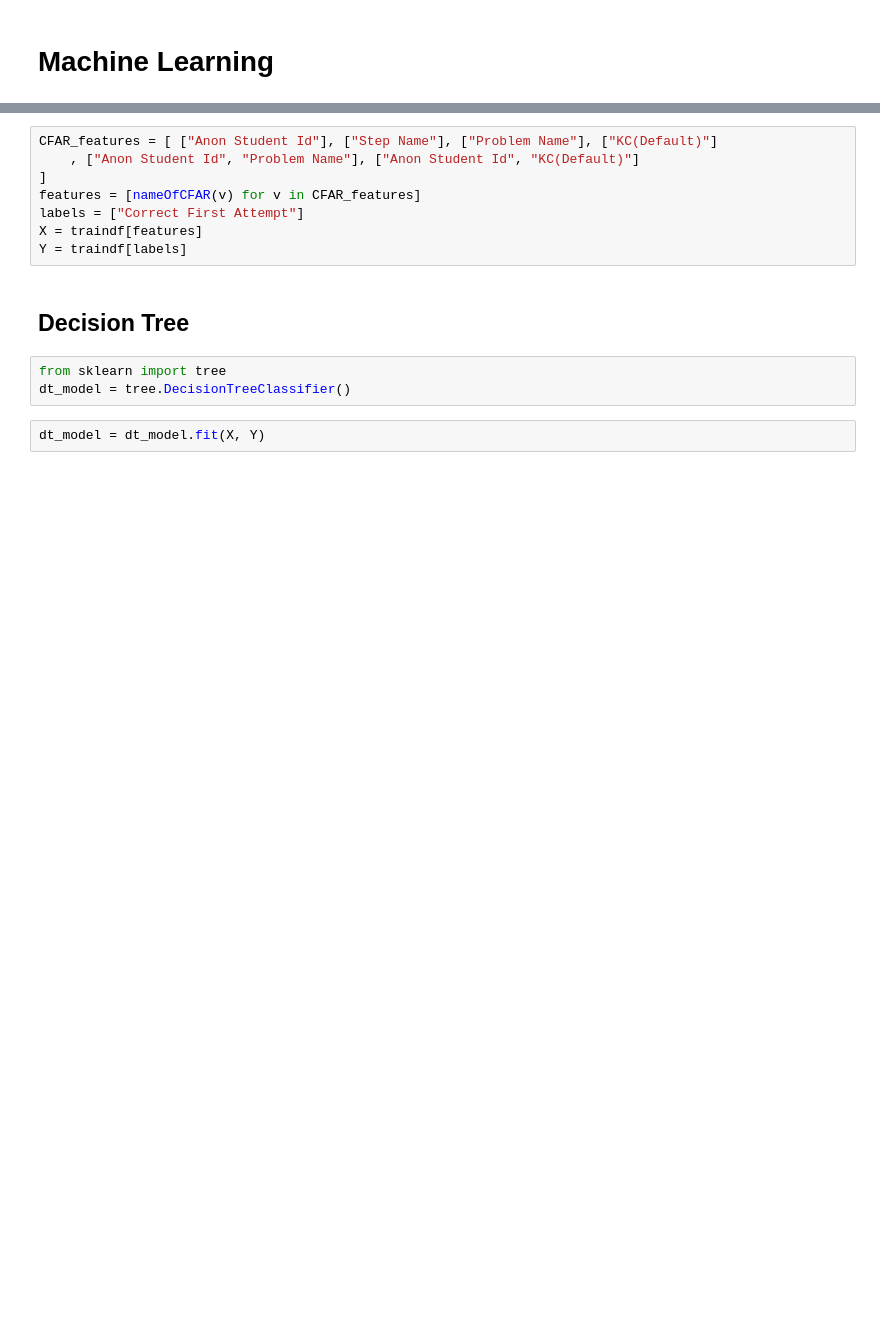
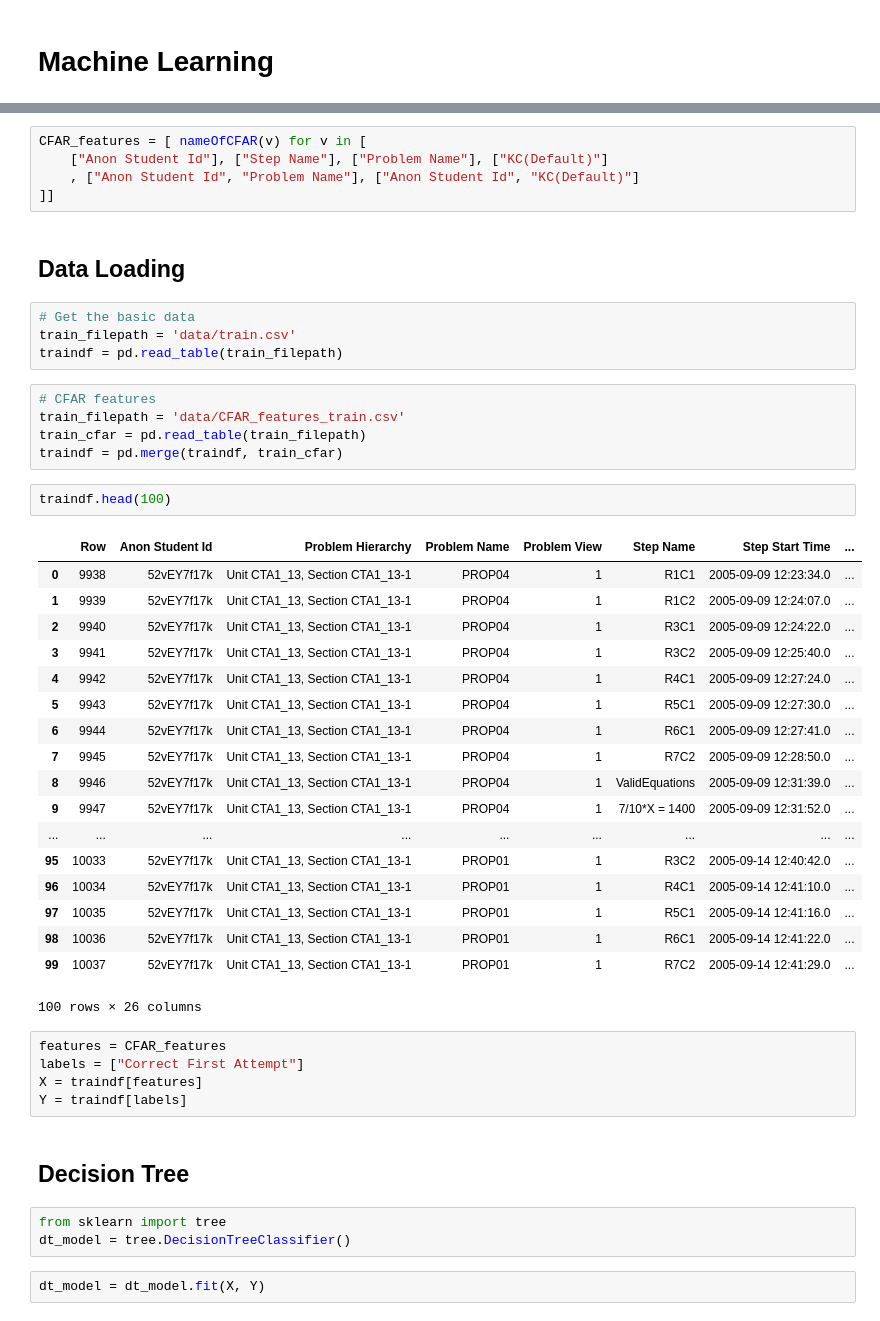
Before and after one commit to peihaowang/KDDCup2010, a Jupyter notebook: random_forest.ipynb, the cells around one changed output, grey strips where cells are left out. Saved outputs shown, nothing was run; the diff lists cells and outputs as text; blank space fills up the shorter version.

```diff
--- a/random_forest.ipynb
+++ b/random_forest.ipynb
@@ -168,11 +10,45 @@ df.to_csv("data/CFAR_Features.csv")
 # %%
-CFAR_features = [ ["Anon Student Id"], ["Step Name"], ["Problem Name"], ["KC(Default)"]
+CFAR_features = [ nameOfCFAR(v) for v in [
+    ["Anon Student Id"], ["Step Name"], ["Problem Name"], ["KC(Default)"]
     , ["Anon Student Id", "Problem Name"], ["Anon Student Id", "KC(Default)"]
-]
-features = [nameOfCFAR(v) for v in CFAR_features]
-labels = ["Correct First Attempt"]
-X = traindf[features]
-Y = traindf[labels]
+]]
+# %% [markdown]
+## Data Loading
+# %%
+# Get the basic data
+train_filepath = 'data/train.csv'
+traindf = pd.read_table(train_filepath)
+# %%
+# CFAR features
+train_filepath = 'data/CFAR_features_train.csv'
+train_cfar = pd.read_table(train_filepath)
+traindf = pd.merge(traindf, train_cfar)
+# %%
+traindf.head(100)
+# %% [output]
+|  | Row | Anon Student Id | Problem Hierarchy | Problem Name | Problem View | Step Name | Step Start Time | ... |
+| 0 | 9938 | 52vEY7f17k | Unit CTA1_13, Section CTA1_13-1 | PROP04 | 1 | R1C1 | 2005-09-09 12:23:34.0 | ... |
+| 1 | 9939 | 52vEY7f17k | Unit CTA1_13, Section CTA1_13-1 | PROP04 | 1 | R1C2 | 2005-09-09 12:24:07.0 | ... |
+| 2 | 9940 | 52vEY7f17k | Unit CTA1_13, Section CTA1_13-1 | PROP04 | 1 | R3C1 | 2005-09-09 12:24:22.0 | ... |
+| 3 | 9941 | 52vEY7f17k | Unit CTA1_13, Section CTA1_13-1 | PROP04 | 1 | R3C2 | 2005-09-09 12:25:40.0 | ... |
+| 4 | 9942 | 52vEY7f17k | Unit CTA1_13, Section CTA1_13-1 | PROP04 | 1 | R4C1 | 2005-09-09 12:27:24.0 | ... |
+| 5 | 9943 | 52vEY7f17k | Unit CTA1_13, Section CTA1_13-1 | PROP04 | 1 | R5C1 | 2005-09-09 12:27:30.0 | ... |
+| 6 | 9944 | 52vEY7f17k | Unit CTA1_13, Section CTA1_13-1 | PROP04 | 1 | R6C1 | 2005-09-09 12:27:41.0 | ... |
+| 7 | 9945 | 52vEY7f17k | Unit CTA1_13, Section CTA1_13-1 | PROP04 | 1 | R7C2 | 2005-09-09 12:28:50.0 | ... |
+| 8 | 9946 | 52vEY7f17k | Unit CTA1_13, Section CTA1_13-1 | PROP04 | 1 | ValidEquations | 2005-09-09 12:31:39.0 | ... |
+| 9 | 9947 | 52vEY7f17k | Unit CTA1_13, Section CTA1_13-1 | PROP04 | 1 | 7/10*X = 1400 | 2005-09-09 12:31:52.0 | ... |
+| ... | ... | ... | ... | ... | ... | ... | ... | ... |
+| 95 | 10033 | 52vEY7f17k | Unit CTA1_13, Section CTA1_13-1 | PROP01 | 1 | R3C2 | 2005-09-14 12:40:42.0 | ... |
+| 96 | 10034 | 52vEY7f17k | Unit CTA1_13, Section CTA1_13-1 | PROP01 | 1 | R4C1 | 2005-09-14 12:41:10.0 | ... |
+| 97 | 10035 | 52vEY7f17k | Unit CTA1_13, Section CTA1_13-1 | PROP01 | 1 | R5C1 | 2005-09-14 12:41:16.0 | ... |
+| 98 | 10036 | 52vEY7f17k | Unit CTA1_13, Section CTA1_13-1 | PROP01 | 1 | R6C1 | 2005-09-14 12:41:22.0 | ... |
+| 99 | 10037 | 52vEY7f17k | Unit CTA1_13, Section CTA1_13-1 | PROP01 | 1 | R7C2 | 2005-09-14 12:41:29.0 | ... |
+100 rows × 26 columns
+# %%
+features = CFAR_features
+labels = ["Correct First Attempt"]
+X = traindf[features]
+Y = traindf[labels]
 # %% [markdown]
 ## Decision Tree
 # %%
```
Also changed, not shown: parts of 29 cells of this notebook, 1 other file.
